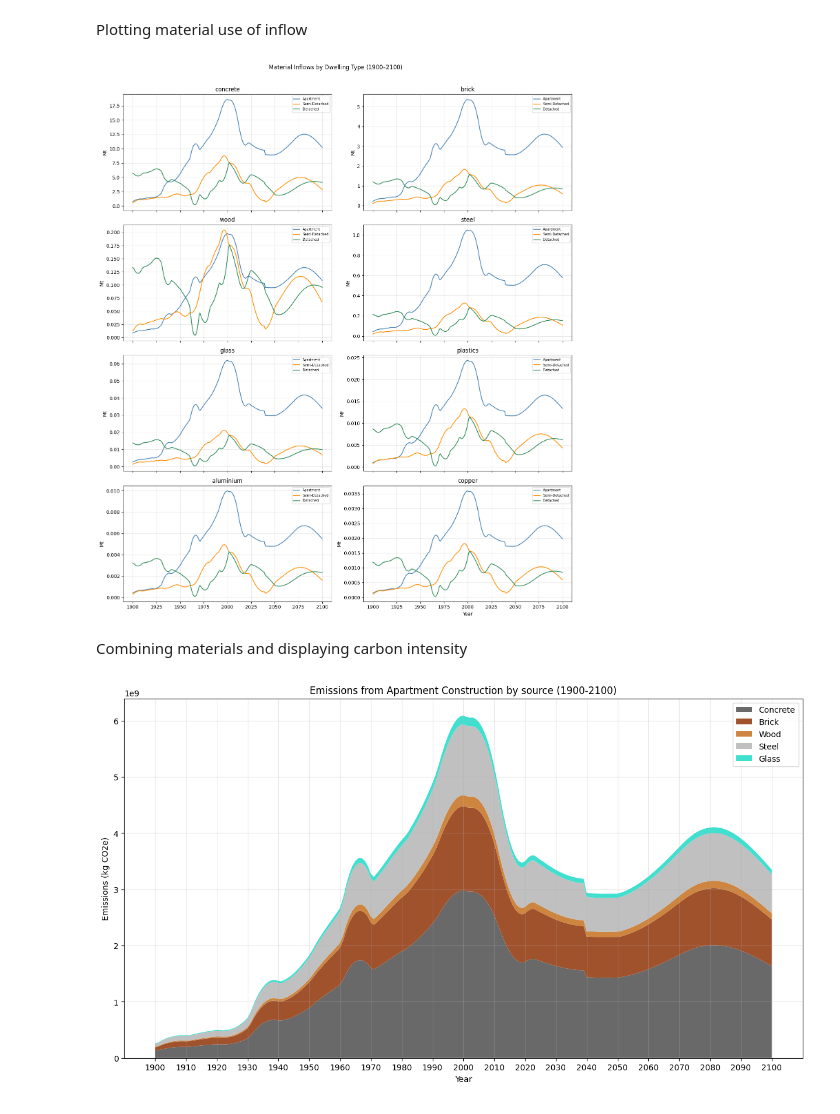
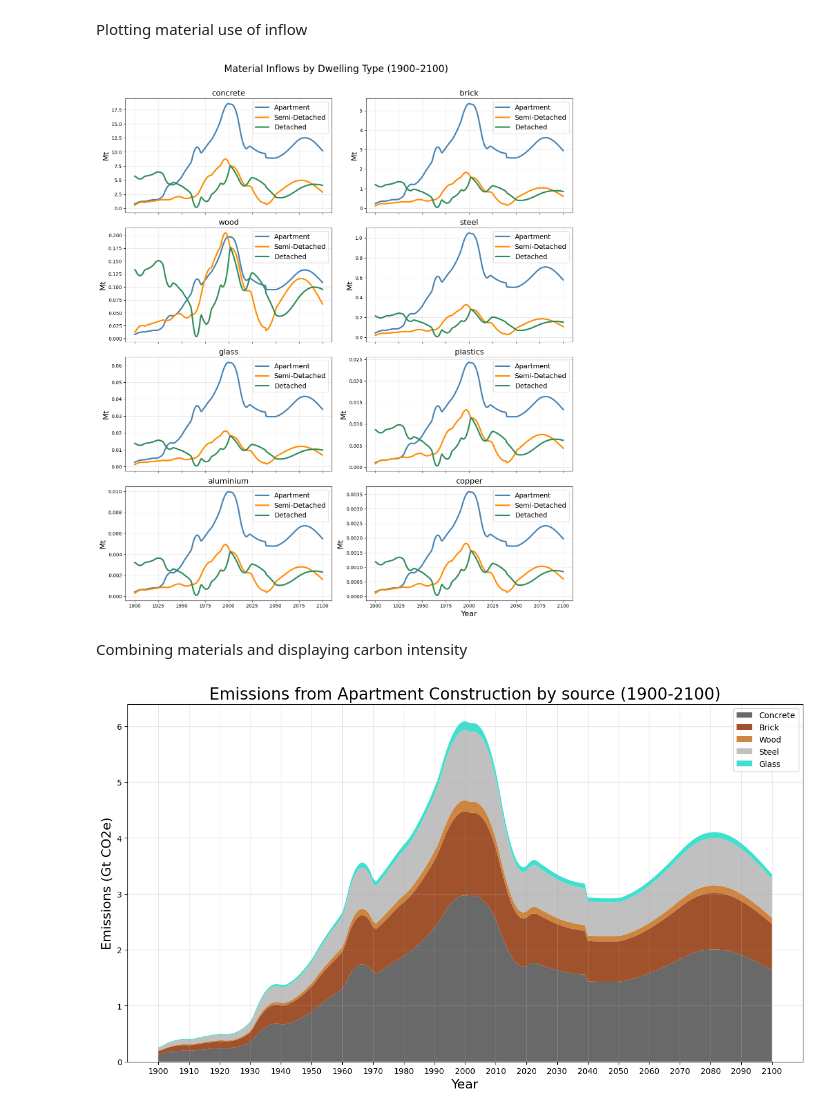
Before and after one commit to tdhunn01-design/MFA2, a Jupyter notebook: PPD_POP_Multiplied.ipynb, the cells around one changed output. Drawn from its saved outputs; the diff is of its cells as text; code cells hidden in the pictures.

```diff
--- a/PPD_POP_Multiplied.ipynb
+++ b/PPD_POP_Multiplied.ipynb
@@ -274,15 +273,15 @@ type split plotting
 # %%
 fig, ax = plt.subplots(figsize=(12, 5))
 
-ax.plot(type_split["Year"], type_split["apt_stock"],  label="Apartment / Flat")
-ax.plot(type_split["Year"], type_split["semi_stock"], label="Semi-Detached / Terraced")
-ax.plot(type_split["Year"], type_split["det_stock"],  label="Detached")
+ax.plot(type_split["Year"], type_split["apt_stock"], lw= 3, label="Apartment / Flat")
+ax.plot(type_split["Year"], type_split["semi_stock"], lw= 3, label="Semi-Detached / Terraced")
+ax.plot(type_split["Year"], type_split["det_stock"], lw= 3, label="Detached")
 
-ax.set_title("Spain: Dwelling Stock by Type (1601–2024)")
-ax.set_xlabel("Year")
-ax.set_ylabel("Dwellings")
+ax.set_title("Spain: Dwelling Stock by Type (1601–2024)", fontsize=20)
+ax.set_xlabel("Year", fontsize=16)
+ax.set_ylabel("Dwellings", fontsize=16)
 ax.yaxis.set_major_formatter(plt.FuncFormatter(lambda x, _: f"{x/1e6:.1f}m"))
-ax.legend()
+ax.legend(fontsize = 16)
 plt.tight_layout()
 plt.show()
 # %% [output]
@@ -333,14 +332,14 @@ for ax, (label, data) in zip(axes, results_by_type.items()):
     I_filtered = data["I"][year_indices]
 
     # Plot inflow and outflow
-    ax.plot(years_filtered, I_filtered, label='Inflow (I) - Construction', linewidth=2, color='green')
-    ax.plot(years_filtered, O_C_filtered, label='Outflow (O_C) - Demolition/Conversion', linewidth=2, color='orange')
+    ax.plot(years_filtered, I_filtered/1000, label='Inflow (I) - Construction', linewidth=2, color='green')
+    ax.plot(years_filtered, O_C_filtered/1000, label='Outflow (O_C) - Demolition/Conversion', linewidth=2, color='red')
 
     # Customize each subplot
-    ax.set_title(f'{label}')
-    ax.set_xlabel('Year')
-    ax.set_ylabel('Number of Dwellings')
-    ax.legend()
+    ax.set_title(f'{label}', fontsize=20)
+    ax.set_xlabel('Year', fontsize=16)
+    ax.set_ylabel('Number of Dwellings, thousands', fontsize=16)
+    ax.legend(fontsize=10)
     ax.grid(True, alpha=0.3)
     ax.set_xlim(1900, 2100)
 
@@ -490,24 +489,24 @@ Plotting material use of inflow
 # %%
 fig, axes = plt.subplots(4, 2, figsize=(14, 16), sharex=True)
 axes = axes.flatten()
 
 for i, mat in enumerate(materials):
     ax = axes[i]
     for label, color in [("Apartment", "steelblue"), ("Semi-Detached", "darkorange"), ("Detached", "seagreen")]:
         df = material_inflows[label]
         mask = (df.index >= 1900) & (df.index <= 2100)
-        ax.plot(df.index[mask], df.loc[mask, mat] / 1e9, label=label, color=color)
-    ax.set_title(mat)
-    ax.set_ylabel("Mt")
+        ax.plot(df.index[mask], df.loc[mask, mat] / 1e9, lw = 3, label=label, color=color)
+    ax.set_title(mat, fontsize=16)
+    ax.set_ylabel("Mt", fontsize=16)
     ax.grid(True, alpha=0.3)
-    ax.legend(fontsize=7)
+    ax.legend(fontsize=14)
 
-axes[-1].set_xlabel("Year")
-plt.suptitle("Material Inflows by Dwelling Type (1900–2100)", y=1.01)
+axes[-1].set_xlabel("Year", fontsize=16)
+plt.suptitle("Material Inflows by Dwelling Type (1900–2100)", y=1.01, fontsize=20)
 plt.tight_layout()
 plt.show()
 # %% [output]
-[figure, old version]
+[figure, new version]
 # %% [markdown]
 Combining materials and displaying carbon intensity
 # %%
@@ -571,16 +570,16 @@ time = np.arange(1900, 2101)
 #PLOT APARTMENT EMISSIONS BY SOURCE
 
 plt.figure(figsize=(15,8))
-plt.stackplot(time, concrete_emissions_apartment, brick_emissions_apartment, wood_emissions_apartment, steel_emissions_apartment, glass_emissions_apartment, labels=['Concrete', 'Brick', 'Wood', 'Steel', 'Glass'], colors=['dimgrey', 'sienna', 'peru', 'silver', 'turquoise'])
-plt.title('Emissions from Apartment Construction by source (1900-2100)')
+plt.stackplot(time, concrete_emissions_apartment/ 1e9, brick_emissions_apartment/ 1e9, wood_emissions_apartment/ 1e9, steel_emissions_apartment/ 1e9, glass_emissions_apartment/ 1e9, labels=['Concrete', 'Brick', 'Wood', 'Steel', 'Glass'], colors=['dimgrey', 'sienna', 'peru', 'silver', 'turquoise'])
+plt.title('Emissions from Apartment Construction by source (1900-2100)', fontsize=20)
 plt.xticks(np.arange(1900, 2101, 10))
-plt.xlabel('Year')
-plt.ylabel('Emissions (kg CO2e)')
+plt.xlabel('Year', fontsize=16)
+plt.ylabel('Emissions (Gt CO2e)', fontsize=16)
 plt.legend()
 plt.grid(True, alpha=0.3)
 plt.show()
 # %% [output]
-[figure, old version]
+[figure, new version]
 # %%
 # PLOT SEMI-DETACHED EMISSIONS BY SOURCE
 
```
Also changed, not shown: parts of 12 cells of this notebook.
